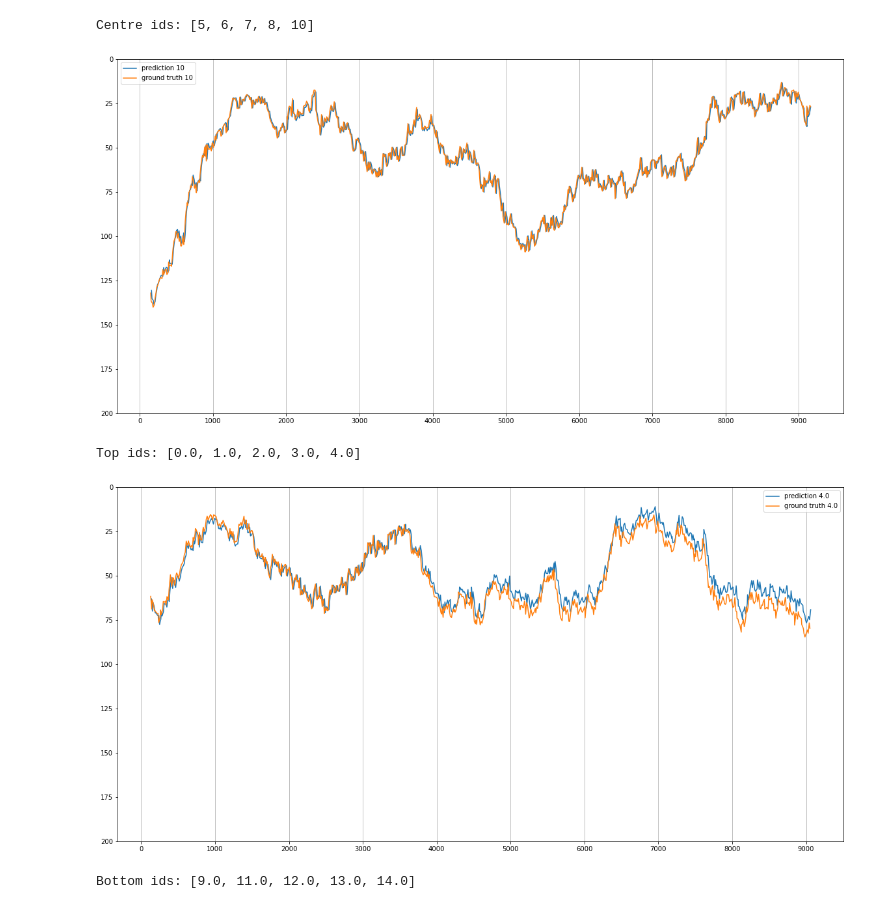
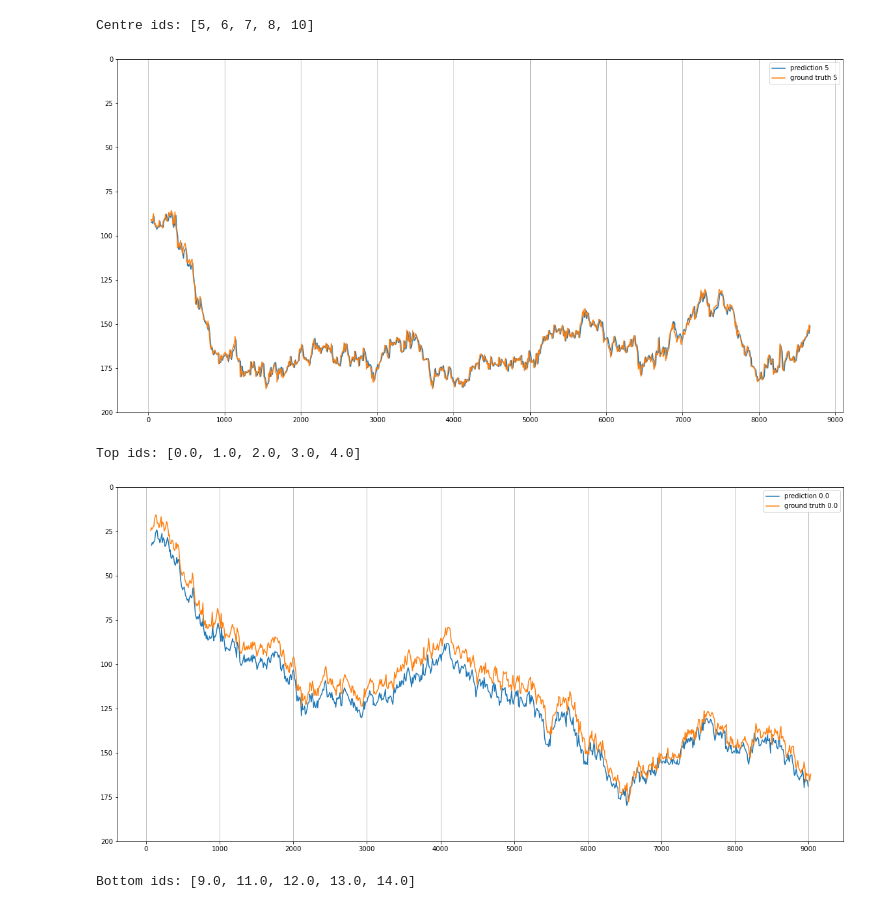
Before and after one commit to calvincbzhang/skyrmions-trajectory-prediction, a Jupyter notebook: src/regression/regression_4.ipynb, the cells around one changed output. Saved outputs shown, nothing was run; the diff lists cells and outputs as text; code cells hidden in the pictures.

```diff
--- a/src/regression/regression_4.ipynb
+++ b/src/regression/regression_4.ipynb
@@ -392,17 +460,17 @@ print(f'Centre ids: {centre_ids}')
 # %% [output]
 Centre ids: [5, 6, 7, 8, 10]
 # %%
-plot_prediction(data, pred_centre_df, ids=[centre_ids[-1]])
+plot_prediction(data, pred_centre_df, ids=[centre_ids[0]])
 # %% [output]
-[figure, old version]
+[figure, new version]
 # %%
 print(f'Top ids: {top_ids}')
 # %% [output]
 Top ids: [0.0, 1.0, 2.0, 3.0, 4.0]
 # %%
-plot_prediction(data, pred_top_df, ids=[top_ids[-1]])
+plot_prediction(data, pred_top_df, ids=[top_ids[0]])
 # %% [output]
-[figure, old version]
+[figure, new version]
 # %%
 print(f'Bottom ids: {bottom_ids}')
 # %% [output]
```
Also changed, not shown: parts of 35 cells of this notebook, 39 other files.
